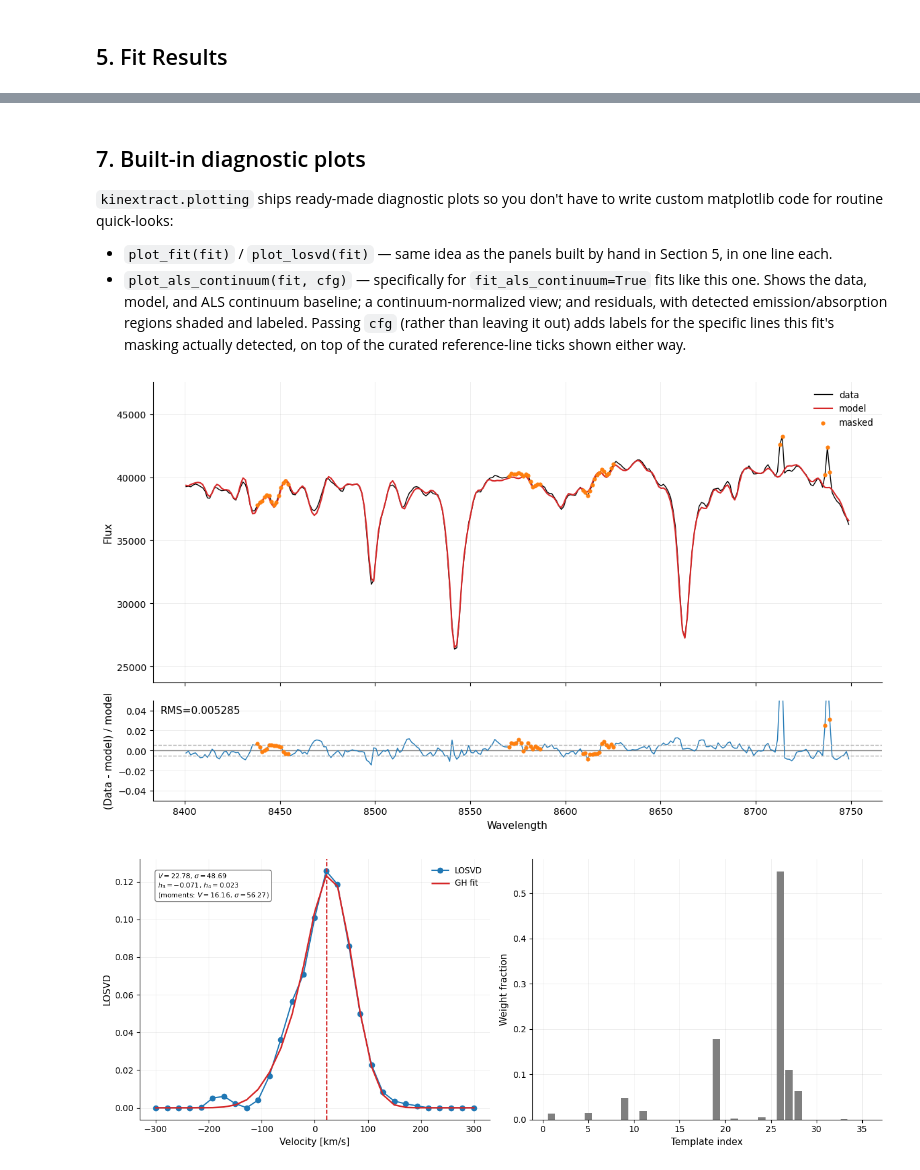
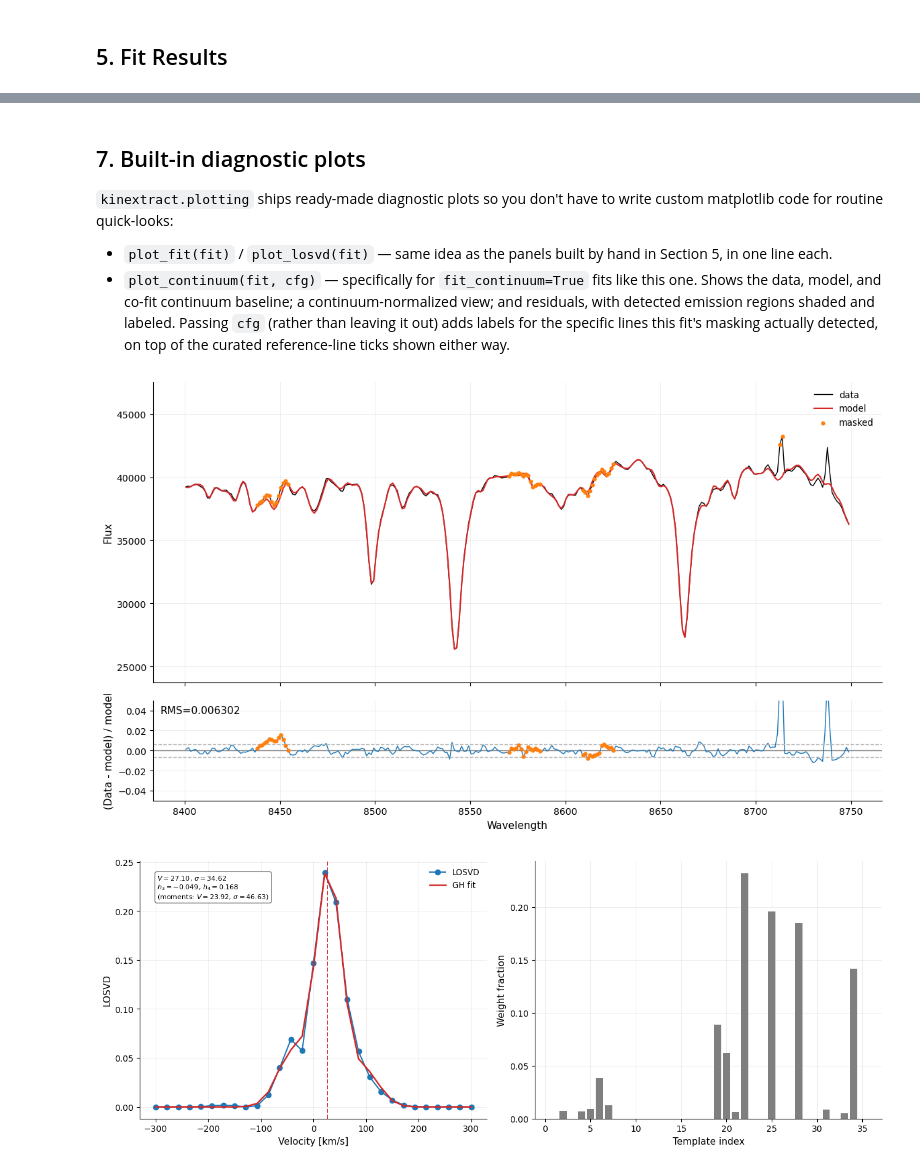
Before and after one commit to thomas-k-waters/kinextract, a Jupyter notebook: examples/notebooks/03_real_data_muse.ipynb, the cells around one changed output, grey strips where cells are left out. Cells and saved outputs as stored; diff of their text form; code cells hidden in the pictures.

```diff
--- a/examples/notebooks/03_real_data_muse.ipynb
+++ b/examples/notebooks/03_real_data_muse.ipynb
@@ -113,12 +111,9 @@ cfg = FitConfig(
     zgal                  = 0.001556,      # redshift estimate from NED (heliocentric)
     losvd_vmin            = -300.0,        # km/s
     losvd_vmax            = +300.0,        # km/s
-    fit_als_continuum     = True,
-    continuum_method      = "als",         # see intro note: needed for Section 6's error bars; "joint" is the recommended default otherwise
+    fit_continuum         = True,
     use_spectrum_errors   = False,         # gal_errors= below takes priority; this is ignored
-    xlam_auto             = True,
-    xlam_criterion        = 'roughness',   # Allows us to control how smooth the LOSVD is; 'roughness' is a good default for real data
-    xlam_smooth_threshold = 0.25,          # Controls how smooth the LOSVD is; smaller = smoother. Default is 0.25.
+    xlam_auto             = True,          # xlam_criterion defaults to 'discrepancy' (Cappellari/pPXF-style); see FitConfig docstring
     sigl                  = 100.0,
     clean                 = True,
     map_maxiter           = 20000,
@@ -299,18 +293,18 @@ write custom matplotlib code for routine quick-looks:
 
 - `plot_fit(fit)` / `plot_losvd(fit)` — same idea as the panels built by hand
   in Section 5, in one line each.
-- `plot_als_continuum(fit, cfg)` — specifically for `fit_als_continuum=True`
-  fits like this one. Shows the data, model, and ALS continuum baseline; a
-  continuum-normalized view; and residuals, with detected emission/absorption
-  regions shaded and labeled. Passing `cfg` (rather than leaving it out) adds
+- `plot_continuum(fit, cfg)` — specifically for `fit_continuum=True`
+  fits like this one. Shows the data, model, and co-fit continuum baseline; a
+  continuum-normalized view; and residuals, with detected emission regions
+  shaded and labeled. Passing `cfg` (rather than leaving it out) adds
   labels for the specific lines this fit's masking actually detected, on top
   of the curated reference-line ticks shown either way.
 # %%
-from kinextract.plotting import plot_fit, plot_losvd, plot_als_continuum
+from kinextract.plotting import plot_fit, plot_losvd, plot_continuum
 
 plot_fit(fit)
 plot_losvd(fit)
-plot_als_continuum(fit, cfg)
+plot_continuum(fit, cfg)
 # %% [output]
-[figure, old version]
+[figure, new version]
-[figure, old version]
+[figure, new version]
```
Also changed, not shown: parts of 8 cells of this notebook, 47 other files.
